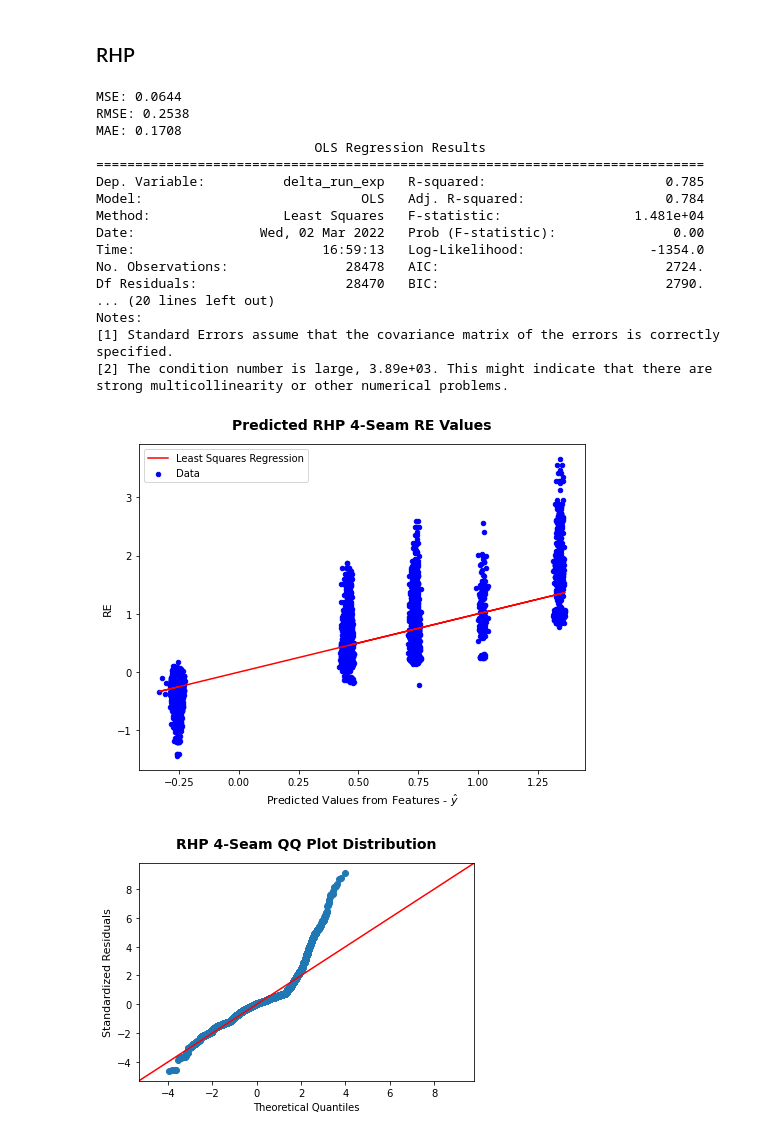
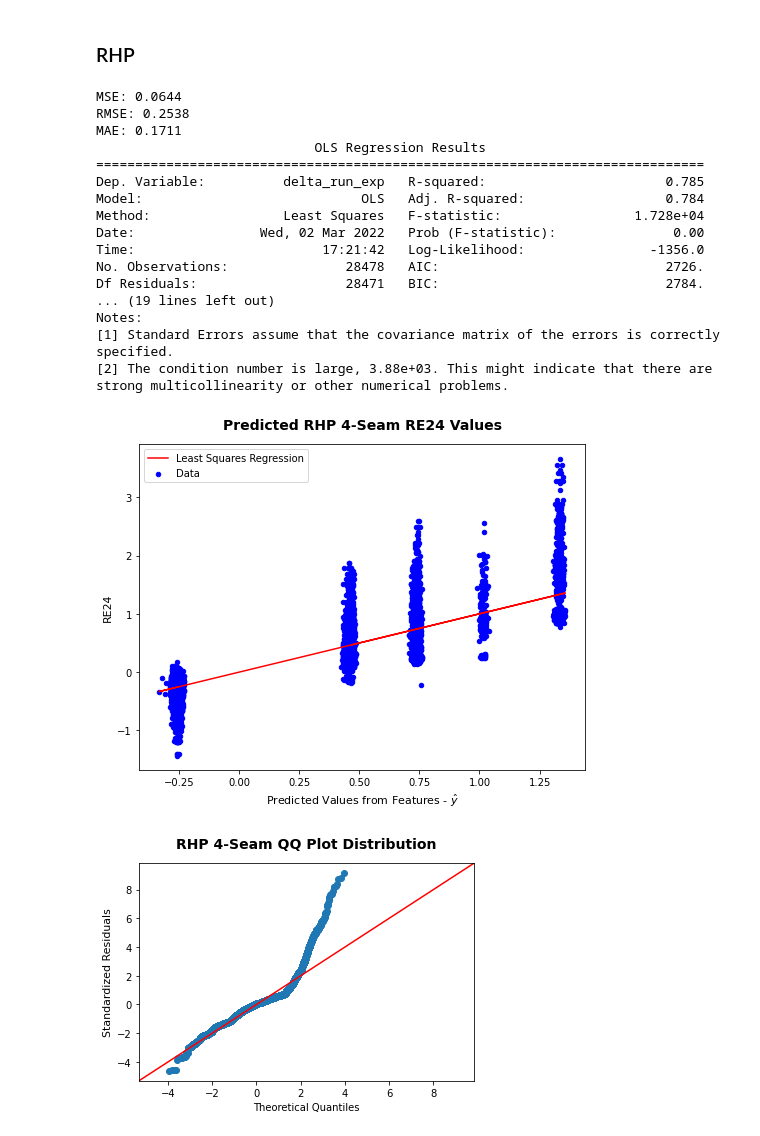
Before and after one commit to anthonyzurke/pitch-model, a Jupyter notebook: notebooks/model-run-exp.ipynb, the cells around one changed output. Cells and saved outputs as stored; diff of their text form; code cells hidden in the pictures.

```diff
--- a/notebooks/model-run-exp.ipynb
+++ b/notebooks/model-run-exp.ipynb
@@ -737,7 +737,7 @@ See Full Dataframe in Mito
 # %% [markdown]
 ### RHP
 # %%
-X = X_ff_r.drop(columns = ['delta_run_exp'])
+X = X_ff_r.drop(columns = ['delta_run_exp', 'label'])
 X = sm.add_constant(X)
 y = X_ff_r['delta_run_exp']
 
@@ -753,31 +753,31 @@ print(ols_ff_r.summary())
 # %% [output]
 MSE: 0.0644
 RMSE: 0.2538
-MAE: 0.1708
+MAE: 0.1711
                             OLS Regression Results
 ==============================================================================
 Dep. Variable:          delta_run_exp   R-squared:                       0.785
 Model:                            OLS   Adj. R-squared:                  0.784
-Method:                 Least Squares   F-statistic:                 1.481e+04
+Method:                 Least Squares   F-statistic:                 1.728e+04
 Date:                Wed, 02 Mar 2022   Prob (F-statistic):               0.00
-Time:                        16:59:13   Log-Likelihood:                -1354.0
-No. Observations:               28478   AIC:                             2724.
-Df Residuals:                   28470   BIC:                             2790.
-... (20 lines left out)
+Time:                        17:21:42   Log-Likelihood:                -1356.0
+No. Observations:               28478   AIC:                             2726.
+Df Residuals:                   28471   BIC:                             2784.
+... (19 lines left out)
 Notes:
 [1] Standard Errors assume that the covariance matrix of the errors is correctly specified.
-[2] The condition number is large, 3.89e+03. This might indicate that there are
+[2] The condition number is large, 3.88e+03. This might indicate that there are
 strong multicollinearity or other numerical problems.
 # %%
 plt.figure(figsize = (8, 6))
 
 plt.scatter(pred_ff_r, y, s = 20, c = 'b', marker = 'o', label = 'Data')
 plt.plot(pred_ff_r, np.poly1d(np.polyfit(pred_ff_r, y, 1))(pred_ff_r), c = 'r',label = 'Least Squares Regression')
 plt.legend()
-plt.xlabel('Predicted Values from Features - $\hat{y}$', fontsize = 11), plt.ylabel('RE', fontsize = 11)
-plt.title('Predicted RHP 4-Seam RE Values', fontsize = 14, fontweight = 'bold', pad = 15);
+plt.xlabel('Predicted Values from Features - $\hat{y}$', fontsize = 11), plt.ylabel('RE24', fontsize = 11)
+plt.title('Predicted RHP 4-Seam RE24 Values', fontsize = 14, fontweight = 'bold', pad = 15);
 # %% [output]
-[figure, old version]
+[figure, new version]
 # %%
 sm.qqplot(residuals_ff_r, line = '45', fit = True)
 plt.ylabel('Standardized Residuals', fontsize = 11)
```
Also changed, not shown: parts of 24 cells of this notebook, 2 other files.
